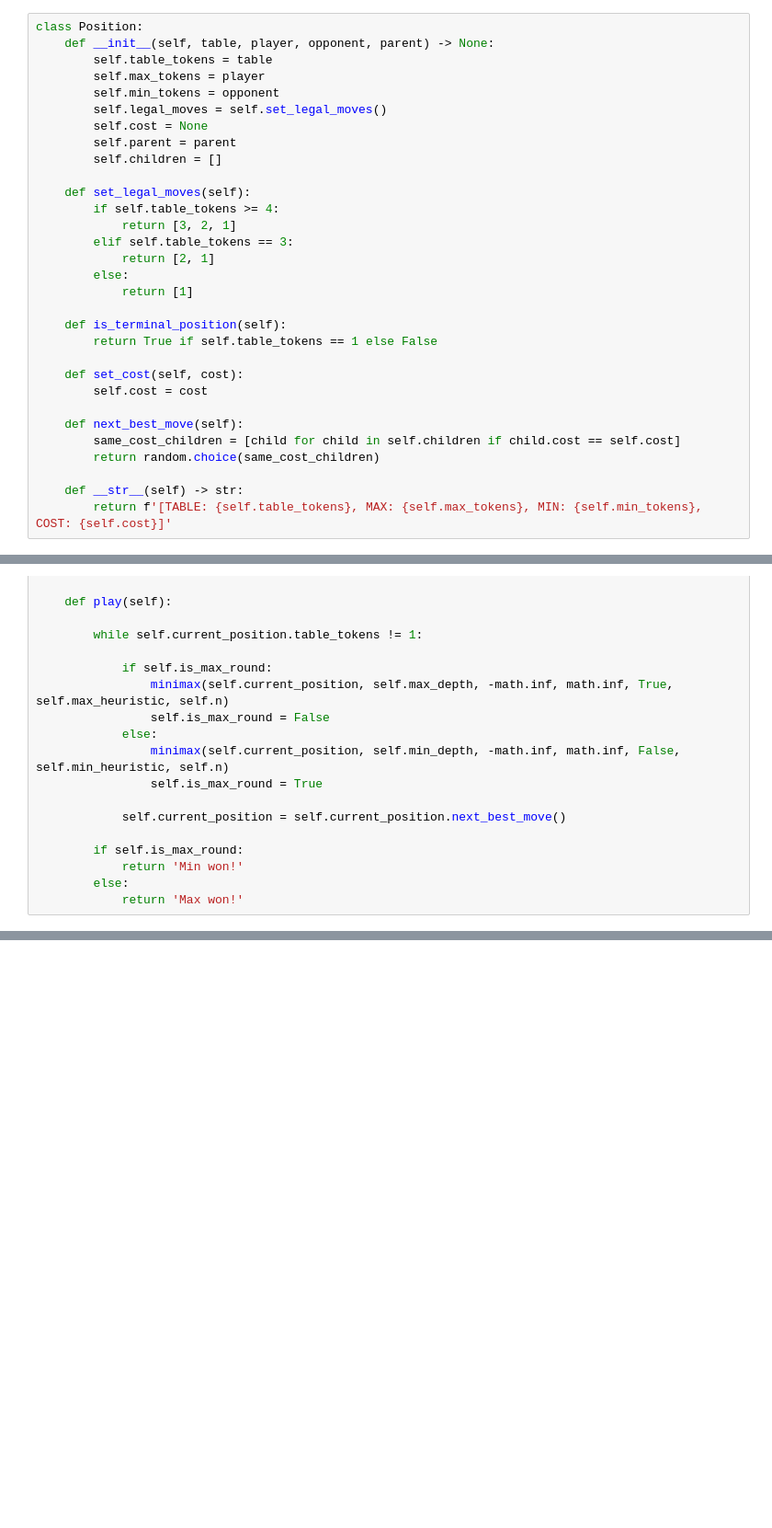
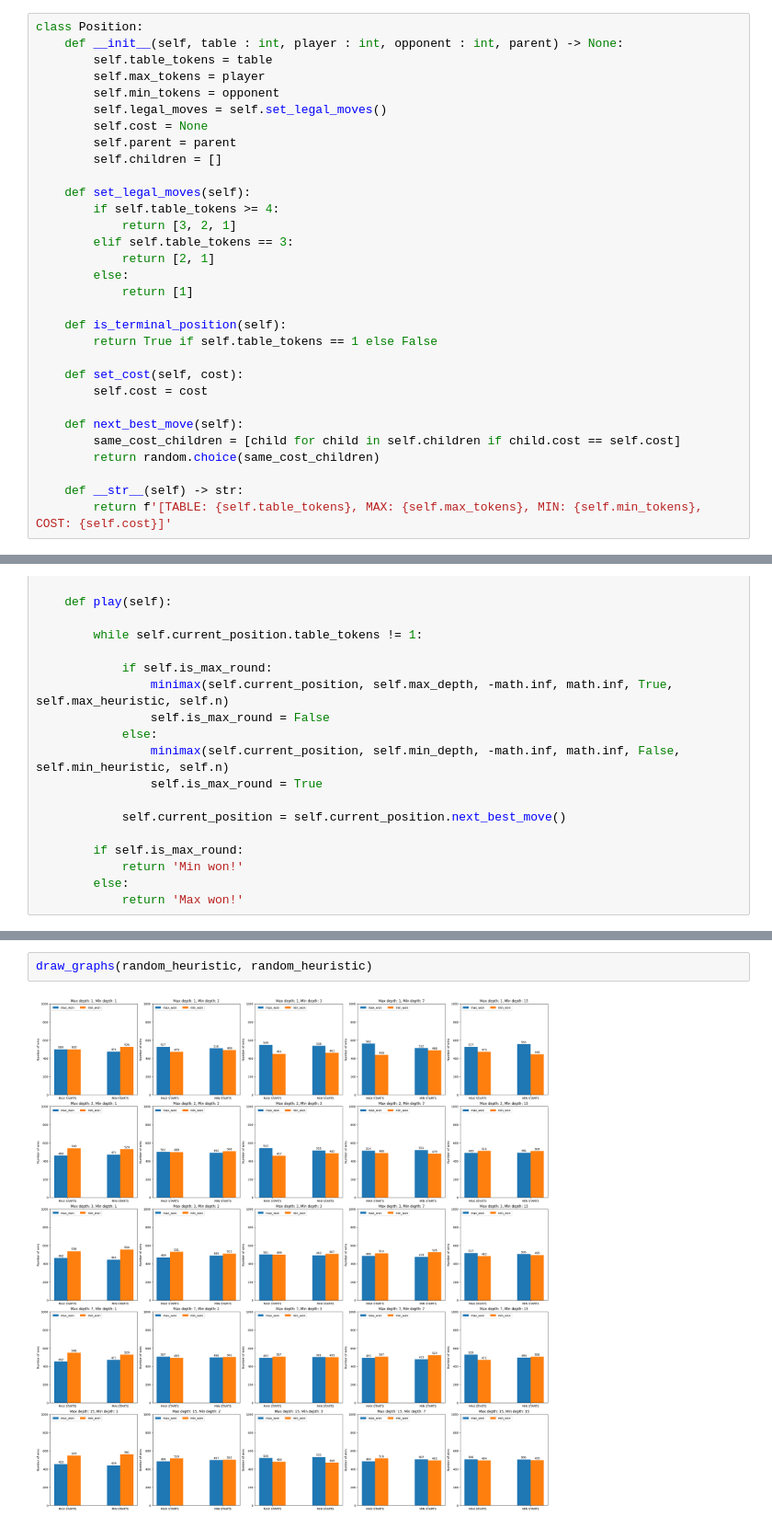
Before and after one commit to oszypczy/Min-Max, a Jupyter notebook: lab_3_notebook.ipynb, the cells around one changed output, grey strips where cells are left out. Shown at 92% size. Cells and saved outputs as stored; diff of their text form; blank space fills up the shorter version.

```diff
--- a/lab_3_notebook.ipynb
+++ b/lab_3_notebook.ipynb
@@ -6,6 +21,6 @@ import random
 # %%
 class Position:
-    def __init__(self, table, player, opponent, parent) -> None:
+    def __init__(self, table : int, player : int, opponent : int, parent) -> None:
         self.table_tokens = table
         self.max_tokens = player
         self.min_tokens = opponent
@@ -178,0 +267,4 @@ def draw_graphs(max_heuristic, min_heuristic):
+# %%
+draw_graphs(random_heuristic, random_heuristic)
+# %% [output]
+[figure, added]
```
Also changed, not shown: parts of 19 cells of this notebook.
